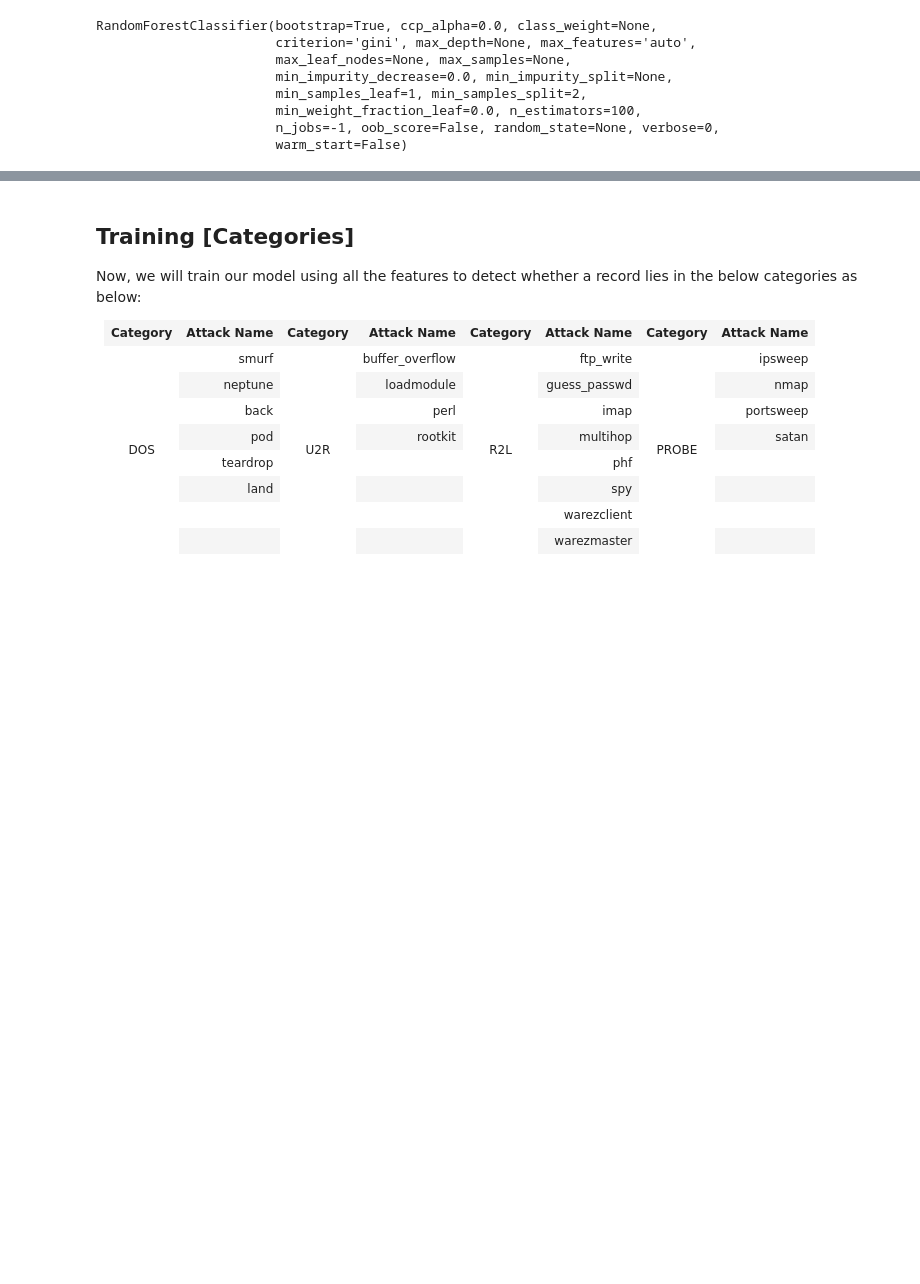
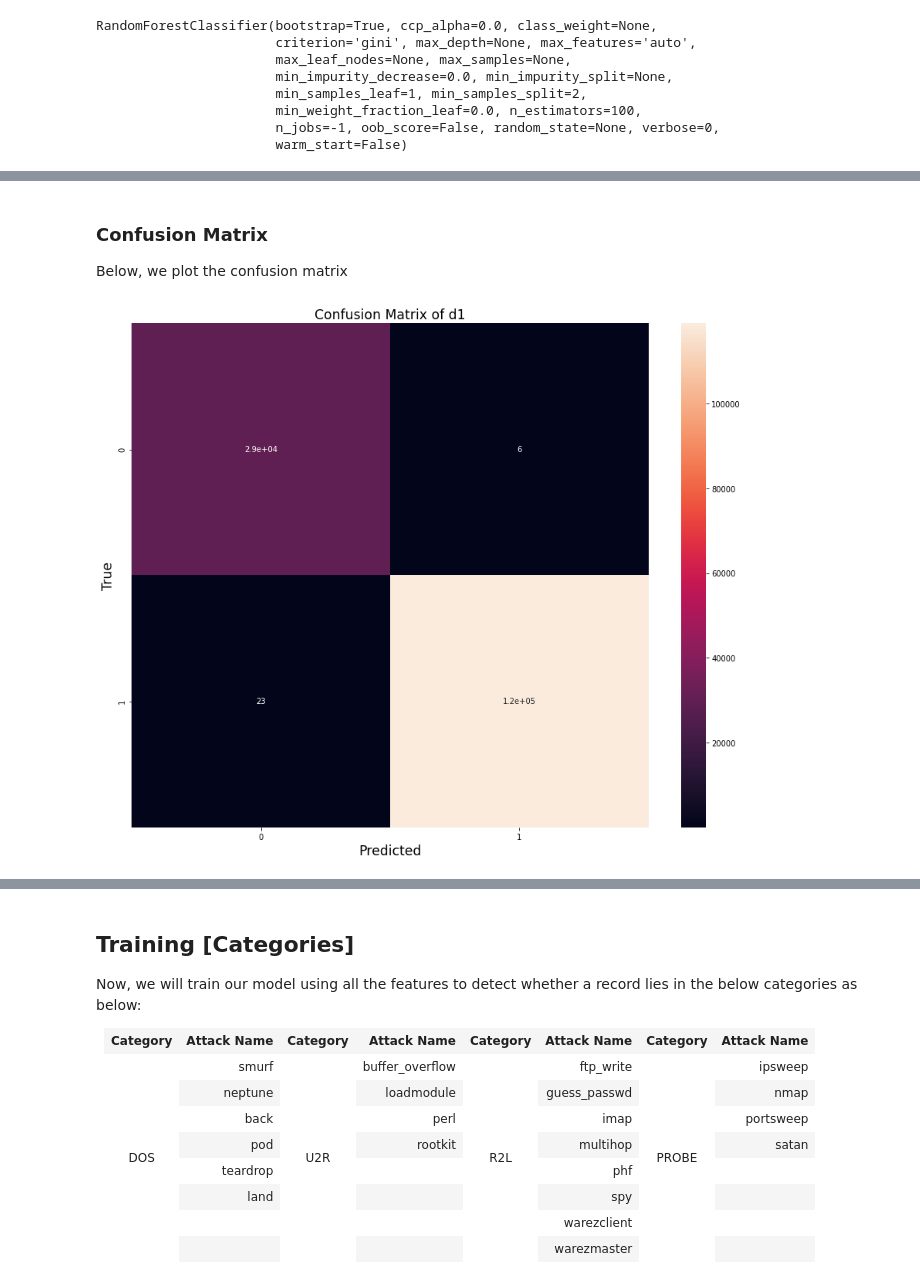
Before and after one commit to ammarSherif/KDD-ML-IDS, a Jupyter notebook: Random_Forest.ipynb, the cells around one changed output, grey strips where cells are left out. Saved outputs shown, nothing was run; the diff lists cells and outputs as text; code cells hidden in the pictures; blank space fills up the shorter version.

Commit message:
Added the F-Score, some visualization to the confusion matrix, problem introduction, and some future work

```diff
--- a/Random_Forest.ipynb
+++ b/Random_Forest.ipynb
@@ -483,0 +524,28 @@ Accuracy (Unknown attacks):  0.09792300710128678
+# %% [markdown]
+### Confusion Matrix
+Below, we plot the confusion matrix
+# %%
+def normRow(mat):
+  return mat/np.sum(mat,axis=1,keepdims=True)
+# ================================================================
+# Confusion matrix of testing
+# ================================================================
+def plotConfMat(yTrue,yPred,title,norm=False):
+  confMat = metrics.confusion_matrix(y_true=yTrue,y_pred= yPred)
+  if norm:
+    # ============================================================
+    # We normalize the confMat if wanted
+    # ============================================================
+    confMat = normRow(confMat)
+    title += " (Normalized)"
+  plt.figure(figsize=(15,12))
+  sns.heatmap(confMat,annot=True)
+  plt.xlabel('Predicted',fontsize='xx-large')
+  plt.ylabel('True',fontsize='xx-large')
+  plt.title(title,fontsize='xx-large')
+  plt.show()
+# %%
+y_pred = rf.predict(x_test)
+plotConfMat(y_test,y_pred,"Confusion Matrix of d1")
+# %% [output]
+[figure, added]
```
Also changed, not shown: parts of 32 cells of this notebook.
